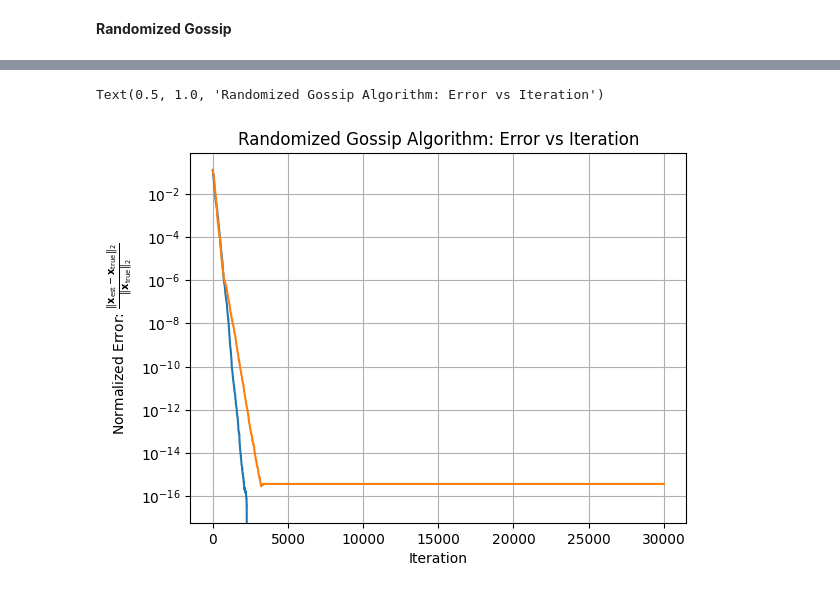
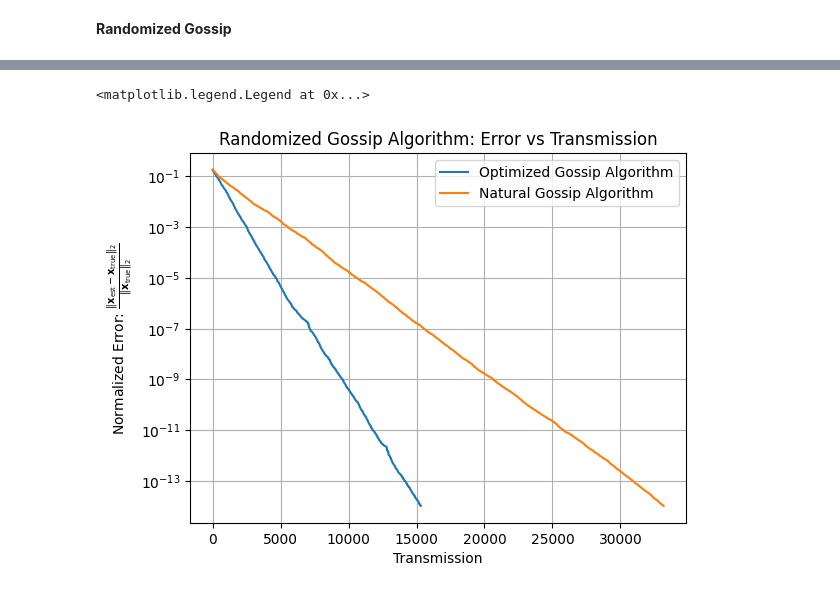
Before and after one commit to josephine-king/EE4540_Project, a Jupyter notebook: distributed_project.ipynb, the cells around one changed output, grey strips where cells are left out. Drawn from its saved outputs; the diff is of its cells as text; code cells hidden in the pictures.

Commit message:
faster convergence for randomized gossip
Signed-off-by: Malina Pirvu <malinapirvu24@gmail.com>

```diff
--- a/distributed_project.ipynb
+++ b/distributed_project.ipynb
@@ -12,7 +12,7 @@ FIELD_RANGE = np.array([[0, FIELD_SIZE], [0, FIELD_SIZE]])
 # True measurement function
 field_function = get_field_function()
 
-COMM_RANGE = 50
+COMM_RANGE = 30
 NUM_SENSORS = calculate_num_sensors(COMM_RANGE, FIELD_SIZE, 2)
 print("Selected number of sensors:", NUM_SENSORS)
 # %% [output]
@@ -53,10 +53,10 @@ Average temperature: 18.68 C
 def get_p_matrix(adjacency_matrix):
     n = adjacency_matrix.shape[0]
     W_bar = cvx.Variable((n, n), symmetric=True)
-    P = cvx.Variable((n, n))
     constraints = [W_bar >> 0]
 
-    W_bar.value = get_W_bar(adjacency_matrix / np.sum(adjacency_matrix, axis=1, keepdims=True), adjacency_matrix)
+    # start with the normal uniformly distributed elements W
+    # W_bar.value = get_W_bar(adjacency_matrix / np.sum(adjacency_matrix, axis=1, keepdims=True), adjacency_matrix)
 
     Wij_list = []
     for i in range(0, n):
@@ -66,34 +66,52 @@ def get_p_matrix(adjacency_matrix):
                 e_j = np.zeros((n, 1)); e_j[j] = 1
                 W_ij = np.eye(n) - 0.5 * (e_i - e_j) @ (e_i - e_j).T
                 Wij_list.append(W_ij)
+                # only add the W_ij corresponding to an existing edge
 
     Wij_flat = np.array([W.flatten() for W in Wij_list])
+    # p - vector -  contains the nonzero entries in P
     p = cvx.Variable(len(Wij_list), nonneg=True)
     W_bar_vec = p @ Wij_flat / n  # CVXPY expression
 
     # Reshape back to matrix
     W_bar = cvx.reshape(W_bar_vec, (n, n))
 
+    # Introduce the constraints for P  - > row sum has to be 1
+    row_sums = [0] * n
     cnt = 0
+    for i in range(n):
+        for j in range(n):
+            if adjacency_matrix[i, j] > 0:
+                row_sums[i] += p[cnt]
+                cnt += 1
+
+    for i in range(n):
+        constraints.append(row_sums[i] == 1)
+
+    one_vec = np.ones((n, 1))
+   # J = np.eye(n) - one_vec @ one_vec.T / n
+    W_proj = W_bar - (one_vec @ one_vec.T)/n
+
+    # Minimize the second largest eigenvalue of W_bar by minimizing the largest eigenvalue of W_proj
+    obj = cvx.Minimize(cvx.lambda_max(W_proj))
+
+    # define the cvx problem
+    prob = cvx.Problem(obj, constraints)
+    # SCS solver used for SDP
+    prob.solve(solver=cvx.SCS)
+
+    cnt = 0
+    P = np.zeros((n,n))
     for i in range(0, n):
         for j in range(0, n):
             if (adjacency_matrix[i, j] > 0):
-                constraints.append(P[i, j] == p[cnt])
+                # .value we get the value from the cvx variable
+                P[i, j] = p[cnt].value
                 cnt += 1
-            else:
-                constraints.append(P[i, j] == 0)
-        constraints.append(cvx.sum(P[i, :]) == 1)
 
-    one_vec = np.ones((n, 1))
-    J = np.eye(n) - one_vec @ one_vec.T / n
-    W_proj = J @ W_bar @ J
+    return np.round(P, 4)
 
-    obj = cvx.Minimize(cvx.lambda_max(W_proj))
-    prob = cvx.Problem(obj, constraints)
-    prob.solve(solver=cvx.SCS)
-
-    return np.round(P.value, 4)
-
+# Get W_bar to check optimality of the improved algorithm
 def get_W_bar(P, adjacency_matrix):
     n = adjacency_matrix.shape[0]
     W_bar = np.zeros_like(adjacency_matrix, dtype='float64')
@@ -114,42 +132,49 @@ def randomized_gossip(adjacency_matrix, sensor_measurements, P, num_iter):
     error_vals = []
     true_average = np.mean(sensor_measurements) * np.ones(num_sensors)
     est_average = sensor_measurements.copy()
+    # Initialization of the error
+    error_val = calculate_error(est_average, true_average)
+    iter  = 0
 
-    for iter in range(0, num_iter):
+    while iter < num_iter and error_val > 1e-14:
         # Randomly choose a sensor
         i = np.random.randint(0, num_sensors)
         # Randomly choose a neighbor
-        # TODO: find the P matrix that will optimize the gossip algorithm
         j = np.random.choice(len(P[i]), p=P[i]/sum(P[i]))
         # Compute the average of the two selected sensors
         average_val = 0.5*(est_average[i] + est_average[j])
+        # est_average contains the estimates of the average for nodes
         est_average[i] = average_val
         est_average[j] = average_val
         # Calculate the error
         error_val = calculate_error(est_average, true_average)
         error_vals.append(error_val)
+        iter += 1
 
     return error_vals, est_average
 
+# Get the P and W_bar for both natural and optimized averaging
 P_opt = get_p_matrix(adjacency_matrix)
 P_nat = adjacency_matrix / np.sum(adjacency_matrix, axis=1, keepdims=True)
 W_bar1 = get_W_bar(P_opt, adjacency_matrix)
 W_bar2 = get_W_bar(P_nat, adjacency_matrix)
-print(np.linalg.eigvalsh(W_bar1)[::-1])
-print(np.linalg.eigvalsh(W_bar2)[::-1])
+
+
 if (np.linalg.eigvalsh(W_bar1)[::-1][1] < np.linalg.eigvalsh(W_bar2)[::-1][1]):
     print("The optimal P matrix is better than the uniform distribution.")
 else:
     print("The uniform distribution is better than the optimal P matrix.")
 
-error_vals1, est_average1 = randomized_gossip(adjacency_matrix, sensor_measurements, P_opt, 30000)
-error_vals2, est_average2 = randomized_gossip(adjacency_matrix, sensor_measurements, P_nat, 30000)
+# Get the errors and estimated averages
+error_vals1, est_average1 = randomized_gossip(adjacency_matrix, sensor_measurements, P_opt, 50000)
+error_vals2, est_average2 = randomized_gossip(adjacency_matrix, sensor_measurements, P_nat, 50000)
 
 plt.semilogy(error_vals1)
 plt.semilogy(error_vals2)
 
 plt.grid(True)
-plt.xlabel("Iteration")
+plt.xlabel("Transmission")
 plt.ylabel(r"Normalized Error: $\frac{\|\mathbf{x}_{\mathrm{est}} - \mathbf{x}_{\mathrm{true}}\|_2}{\|\mathbf{x}_{\mathrm{true}}\|_2}$")
-plt.title("Randomized Gossip Algorithm: Error vs Iteration")
+plt.title("Randomized Gossip Algorithm: Error vs Transmission")
+plt.legend(["Optimized Gossip Algorithm", "Natural Gossip Algorithm"])
 # %% [output]
@@ -166,3 +181,3 @@ plt.title("Randomized Gossip Algorithm: Error vs Iteration")
 The optimal P matrix is better than the uniform distribution.
-Text(0.5, 1.0, 'Randomized Gossip Algorithm: Error vs Iteration')
+<matplotlib.legend.Legend at 0x...>
-[figure, old version]
+[figure, new version]
```
Also changed, not shown: parts of 3 cells of this notebook.
